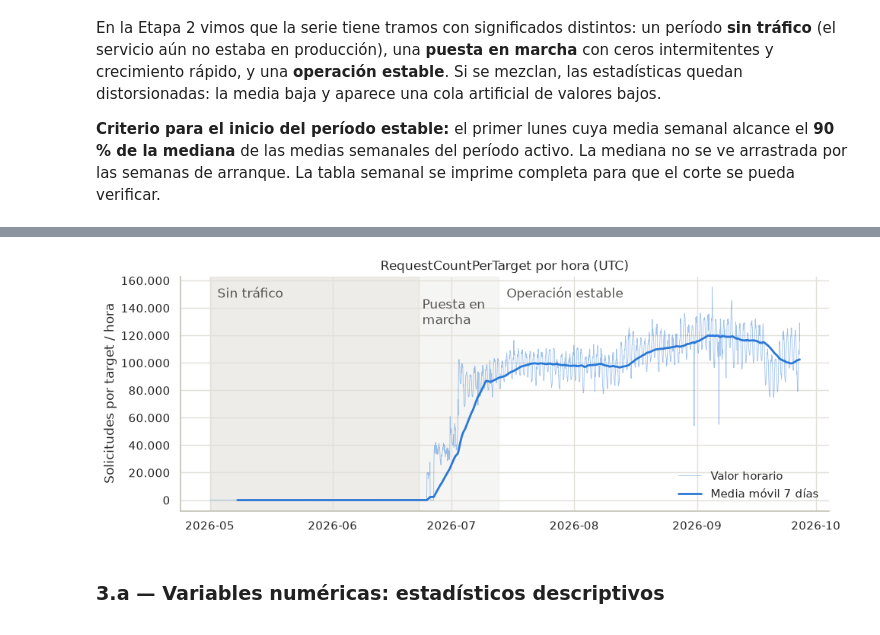
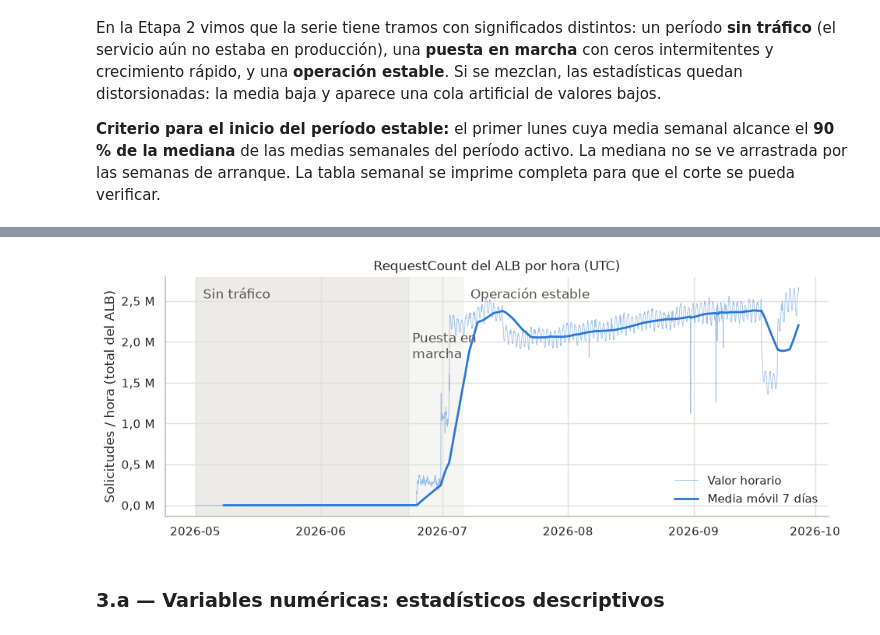
Before and after one commit to Juanma300102/mcd-ua-automated-learning-, a Jupyter notebook: TP_Analisis_de_Dataset_v3.ipynb, the cells around one changed output, grey strips where cells are left out. Saved outputs shown, nothing was run; the diff lists cells and outputs as text; code cells hidden in the pictures.

```diff
--- a/TP_Analisis_de_Dataset_v3.ipynb
+++ b/TP_Analisis_de_Dataset_v3.ipynb
@@ -90,7 +90,7 @@ Completen la celda de código según la opción elegida. Dejen **descomentada so
 # Si el archivo no está y el notebook corre en Google Colab, se ofrece subirlo.
 from pathlib import Path
 
-ruta_csv = Path("data/store-service-request-count-per-target-hourly-since-2026-05-01.csv")
+ruta_csv = Path("data/alb-request-count-hourly-since-2026-05-01.csv")
 
 if not ruta_csv.exists():
     try:
@@ -281,7 +280,8 @@ En la Etapa 2 vimos que la serie tiene tramos con significados distintos: un per
 AZUL = "#2a78d6"     # color de la serie
 TINTA = "#52514e"    # líneas de referencia y textos secundarios
 plt.rcParams.update({"axes.edgecolor": "#c3c2b7", "grid.color": "#e1e0d9",
-                     "axes.spines.top": False, "axes.spines.right": False})
+                     "axes.spines.top": False, "axes.spines.right": False,
+                     "axes.formatter.limits": (-9, 9)})   # evita la notación científica en los ejes
 
 # Formato de números en convención española: punto para miles, coma para decimales
 from matplotlib.ticker import FuncFormatter
@@ -292,10 +292,10 @@ def numero_es(x, decimales=0):
 
 EJE_ES = FuncFormatter(lambda x, pos: numero_es(x, 0 if float(x).is_integer() else 1))
 EJE_MILLONES = FuncFormatter(lambda x, pos: numero_es(x / 1e6, 1) + " M")
-FORMATO_VALOR = EJE_ES   # los valores de esta serie no llegan al millón
+FORMATO_VALOR = EJE_MILLONES   # los valores de esta serie llegan a millones: se abrevian
 
 def valor_es(x):
-    return numero_es(x)
+    return numero_es(x / 1e6, 2) + " M"
 
 # Serie indexada por tiempo (definida también en la Etapa 2; se recalcula para que la sección sea autocontenida)
 serie = df.set_index("period_start_utc")["value"].sort_index()
@@ -323,10 +323,10 @@ ax.plot(serie.index, serie.rolling(24 * 7).mean(), color=AZUL, linewidth=2, labe
 ax.axvspan(serie.index.min(), inicio_activo, color="#e1e0d9", alpha=0.6)
 ax.axvspan(inicio_activo, inicio_estable, color="#e1e0d9", alpha=0.3)
 ax.text(serie.index.min(), serie.max() * 0.95, "  Sin tráfico", color=TINTA)
-ax.text(inicio_activo, serie.max() * 0.95, " Puesta en\n marcha", color=TINTA, va="top")
+ax.text(inicio_activo, serie.max() * 0.80, " Puesta en\n marcha", color=TINTA, va="top")
 ax.text(inicio_estable, serie.max() * 0.95, "  Operación estable", color=TINTA)
-ax.set_title("RequestCountPerTarget por hora (UTC)")
-ax.set_ylabel("Solicitudes por target / hora")
+ax.set_title("RequestCount del ALB por hora (UTC)")
+ax.set_ylabel("Solicitudes / hora (total del ALB)")
 ax.yaxis.set_major_formatter(FORMATO_VALOR)
 ax.legend(loc="lower right", frameon=False)
 plt.show()
@@ -351,4 +351,4 @@ Horas: sin tráfico=1264, puesta en marcha=488, estable=1823
-[figure, old version]
+[figure, new version]
 # %% [markdown]
 ### 3.a — Variables numéricas: estadísticos descriptivos
 # %%
```
Also changed, not shown: parts of 20 cells of this notebook, 15 other files.
